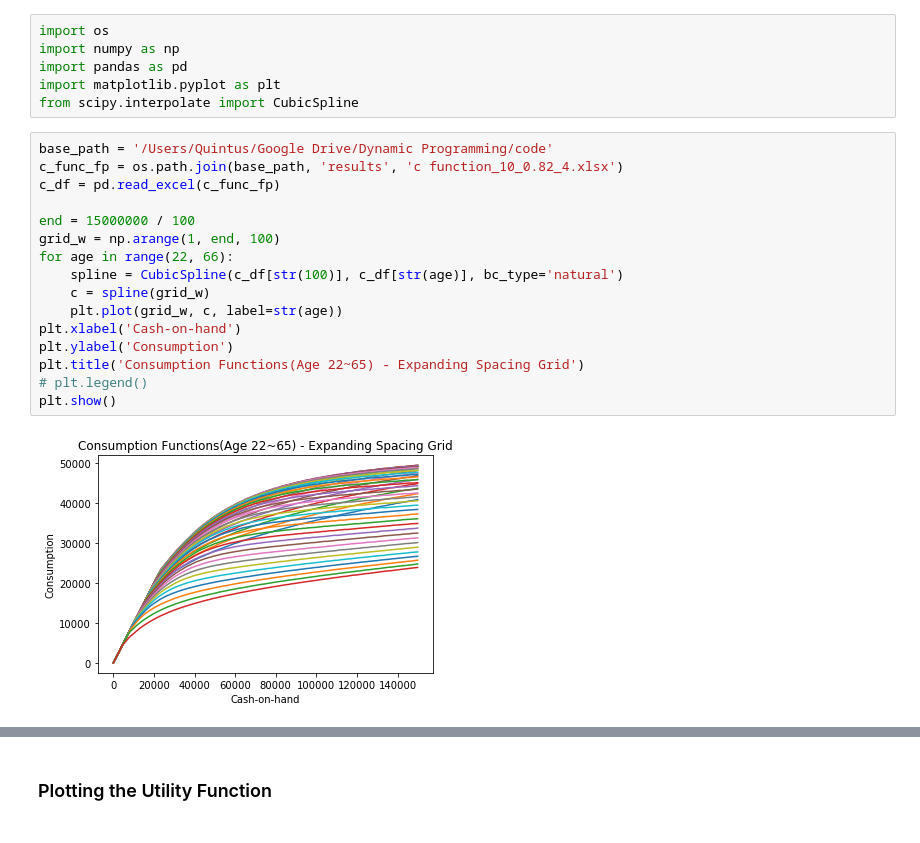
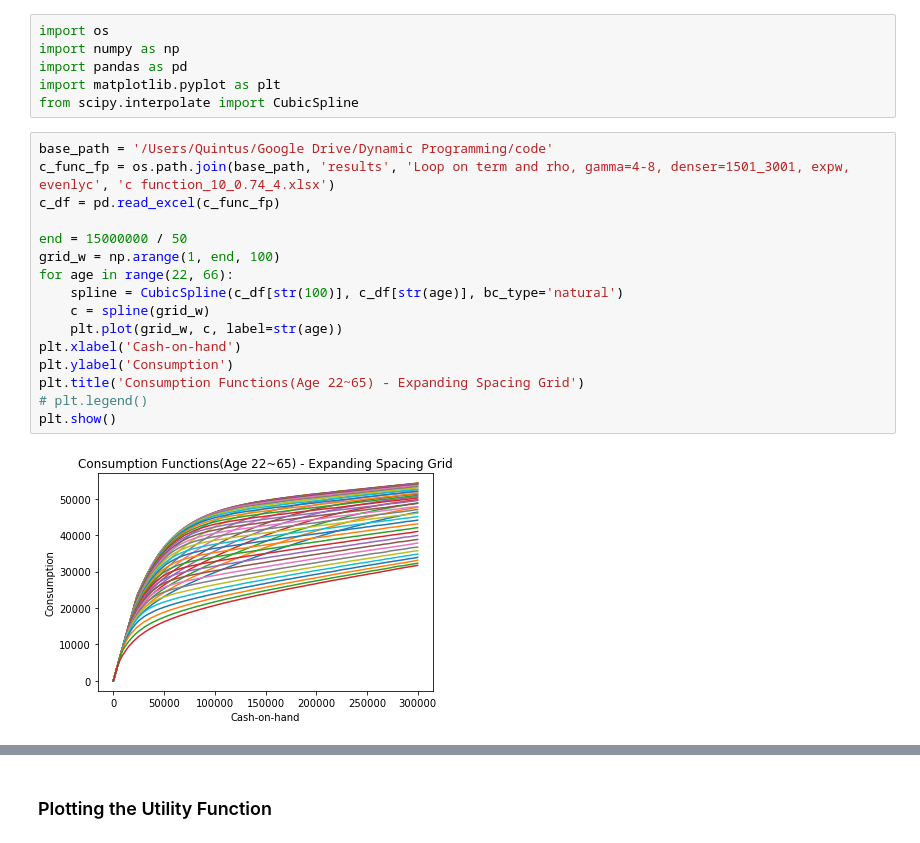
Before and after one commit to Quintus-Zhang/Tracer, a Jupyter notebook: jupyter/expanding_grid.ipynb, the cells around one changed output, grey strips where cells are left out. Saved outputs shown, nothing was run; the diff lists cells and outputs as text.

Commit message:
try exponential expanding grid on w, gamma = 4
Former-commit-id: 80258c597eecf7327d0e5a29c2d81425d2408441

```diff
--- a/jupyter/expanding_grid.ipynb
+++ b/jupyter/expanding_grid.ipynb
@@ -6,22 +6,22 @@ import matplotlib.pyplot as plt
 from scipy.interpolate import CubicSpline
 # %%
 base_path = '/Users/Quintus/Google Drive/Dynamic Programming/code'
-c_func_fp = os.path.join(base_path, 'results', 'c function_10_0.82_4.xlsx')
+c_func_fp = os.path.join(base_path, 'results', 'Loop on term and rho, gamma=4-8, denser=1501_3001, expw, evenlyc', 'c function_10_0.74_4.xlsx')
 c_df = pd.read_excel(c_func_fp)
 
-end = 15000000 / 100
+end = 15000000 / 50
 grid_w = np.arange(1, end, 100)
 for age in range(22, 66):
     spline = CubicSpline(c_df[str(100)], c_df[str(age)], bc_type='natural')
     c = spline(grid_w)
     plt.plot(grid_w, c, label=str(age))
 plt.xlabel('Cash-on-hand')
 plt.ylabel('Consumption')
 plt.title('Consumption Functions(Age 22~65) - Expanding Spacing Grid')
 # plt.legend()
 plt.show()
 # %% [output]
-[figure, old version]
+[figure, new version]
 # %%
 grid_w = np.arange(1, end, 100)
 
```
Also changed, not shown: parts of 2 cells of this notebook, 2 other files.
